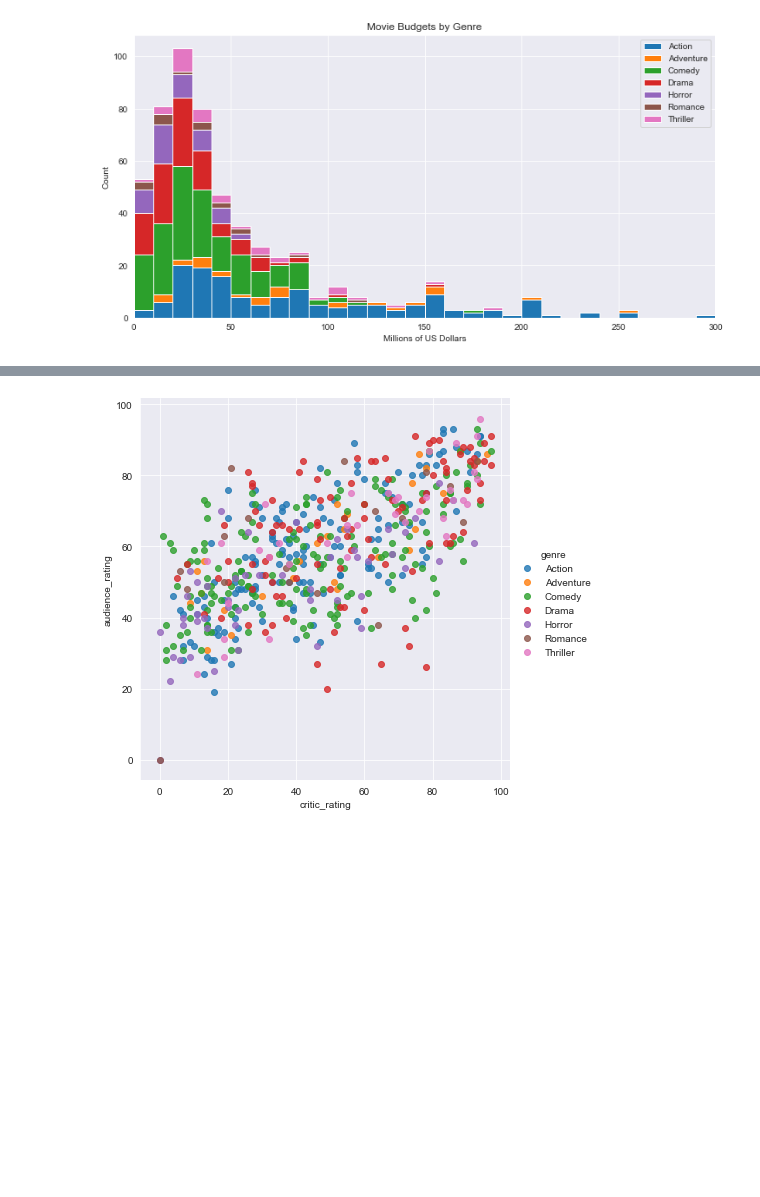
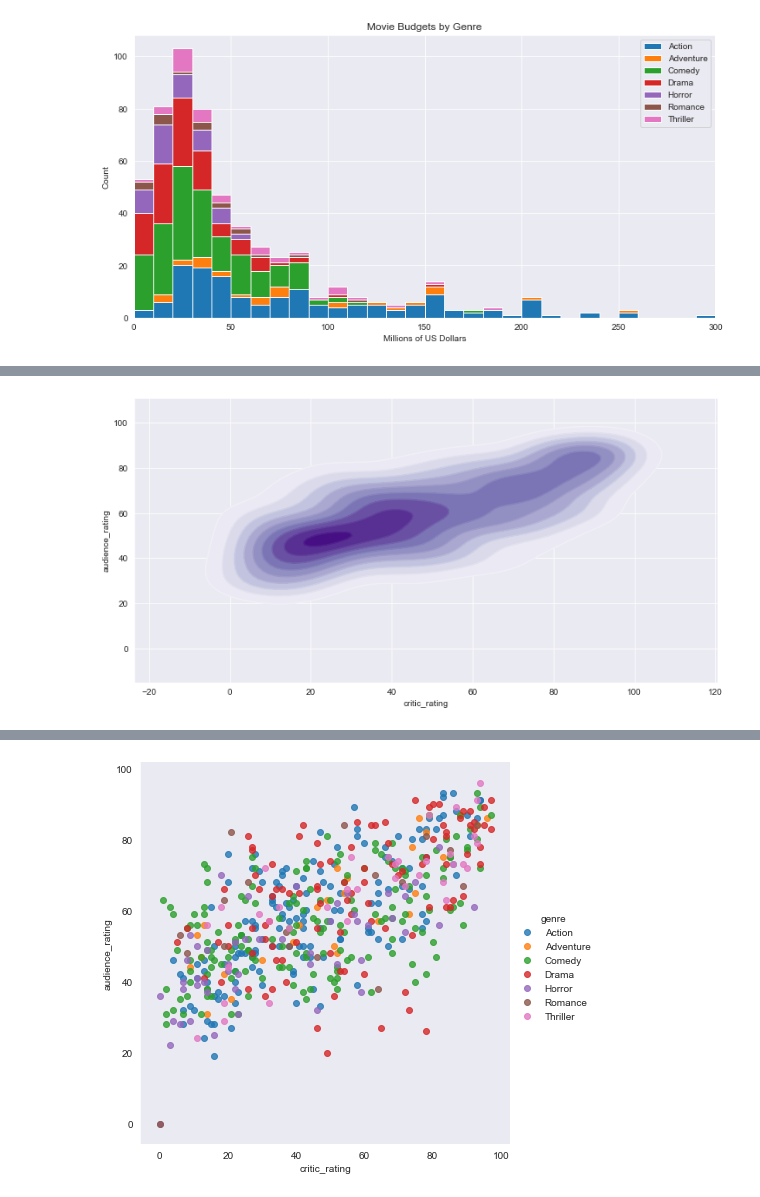
Before and after one commit to faithkane3/numpy_exercises, a Jupyter notebook: dashboard_practice.ipynb, the cells around one changed output, grey strips where cells are left out. Saved outputs shown, nothing was run; the diff lists cells and outputs as text; code cells hidden in the pictures; blank space fills up the shorter version.

```diff
--- a/dashboard_practice.ipynb
+++ b/dashboard_practice.ipynb
@@ -136,0 +141,10 @@ plt.show()
+# %%
+# layer the following code to create shading with crisp edges
+
+k1 = sns.kdeplot(df.critic_rating, df.audience_rating, \
+                 shade=True, shade_lowest=False, cmap='Purples')
+
+k1b = sns.kdeplot(df.critic_rating, df.audience_rating, \
+                 cmap='Purples')
+# %% [output]
+[figure, added]
```
Also changed, not shown: parts of 21 cells of this notebook, 6 other files.
